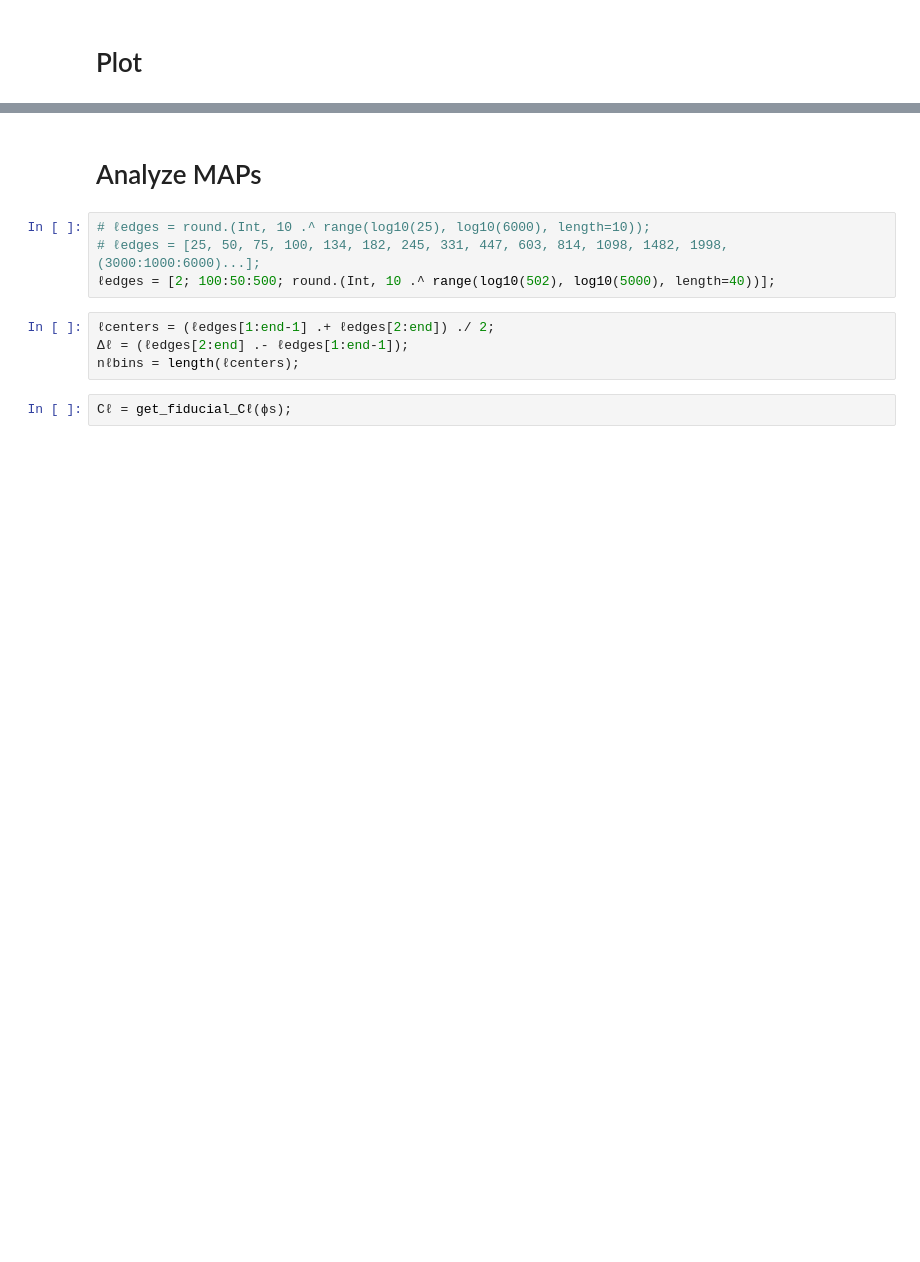
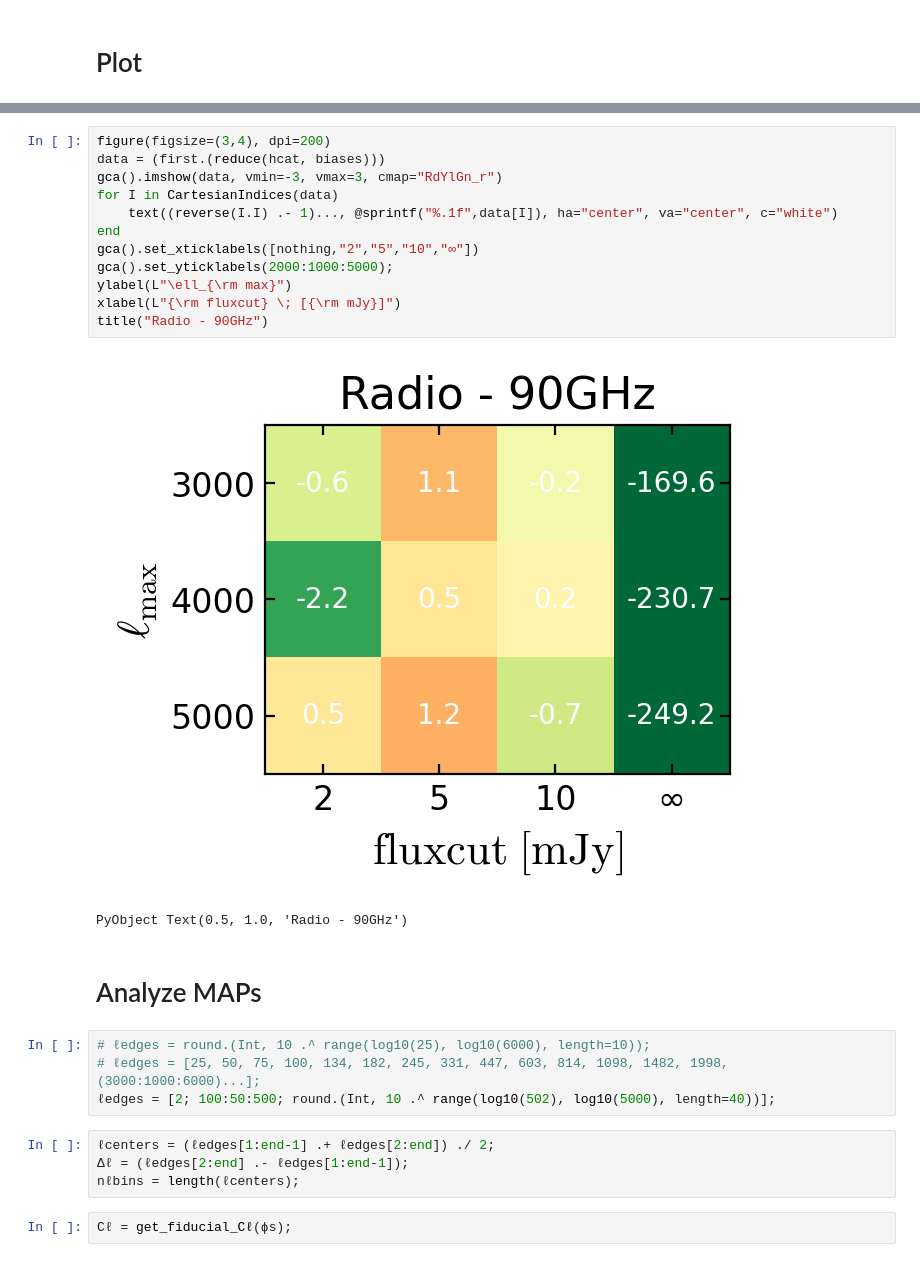
Before and after one commit to EmmanuelSchaan/SehgalRadioPolarizedSources, a Jupyter notebook: analyze_lensing.ipynb, the cells around one changed output, grey strips where cells are left out. Saved outputs shown, nothing was run; the diff lists cells and outputs as text; blank space fills up the shorter version.

```diff
--- a/analyze_lensing.ipynb
+++ b/analyze_lensing.ipynb
@@ -111,3 +177,18 @@ LoadError: UndefVarError: μKarcmin_gs not defined
+# %%
+figure(figsize=(3,4), dpi=200)
+data = (first.(reduce(hcat, biases)))
+gca().imshow(data, vmin=-3, vmax=3, cmap="RdYlGn_r")
+for I in CartesianIndices(data)
+    text((reverse(I.I) .- 1)..., @sprintf("%.1f",data[I]), ha="center", va="center", c="white")
+end
+gca().set_xticklabels([nothing,"2","5","10","∞"])
+gca().set_yticklabels(2000:1000:5000);
+ylabel(L"\ell_{\rm max}")
+xlabel(L"{\rm fluxcut} \; [{\rm mJy}]")
+title("Radio - 90GHz")
+# %% [output]
+[figure, added]
+PyObject Text(0.5, 1.0, 'Radio - 90GHz')
 # %% [markdown]
 # Analyze MAPs
 # %%
```
Also changed, not shown: parts of 31 cells of this notebook, 1 other file.
